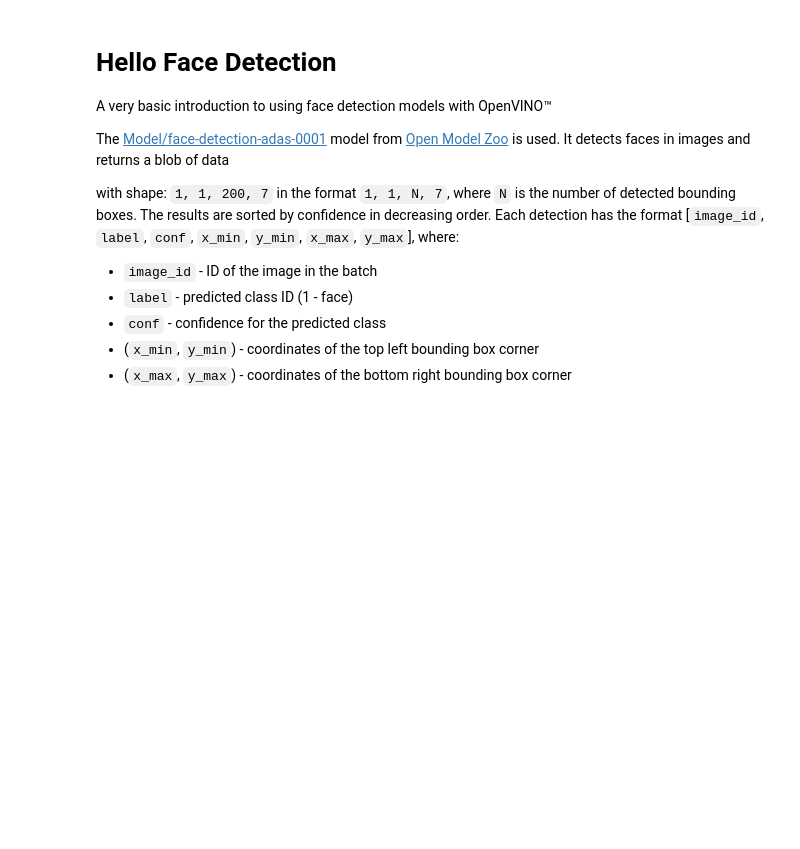
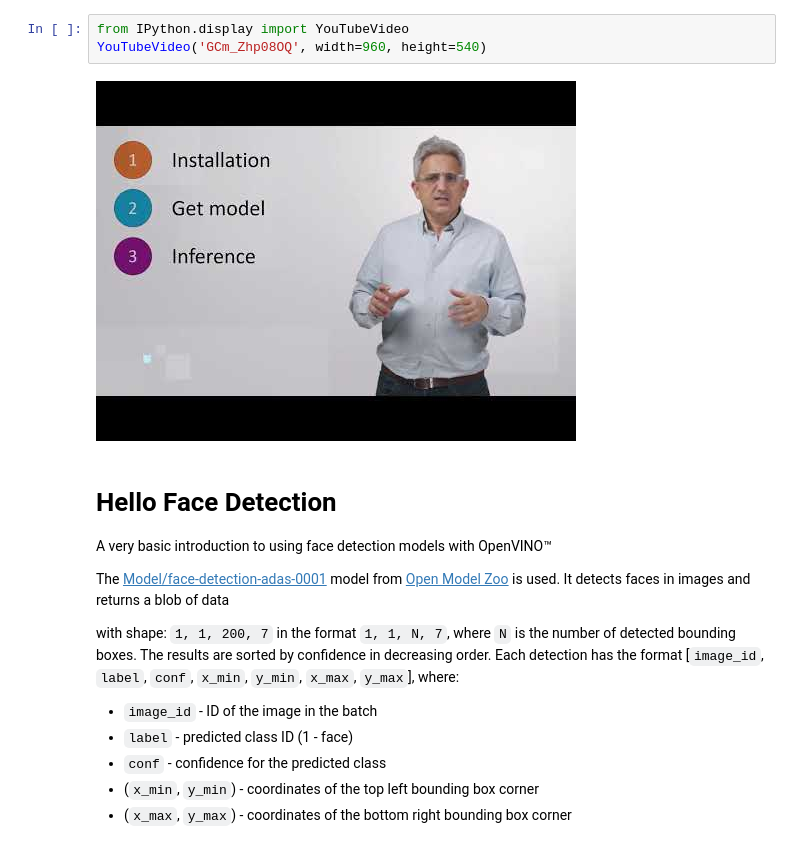
Before and after one commit to openvinotoolkit/openvino_build_deploy, a Jupyter notebook: trainings/object_detection/simple_face_detection_with_ov.ipynb, the cells around one changed output. Saved outputs shown, nothing was run; the diff lists cells and outputs as text; blank space fills up the shorter version.

Commit message:
Added videos to the object detection training

```diff
--- a/trainings/object_detection/simple_face_detection_with_ov.ipynb
+++ b/trainings/object_detection/simple_face_detection_with_ov.ipynb
@@ -1,3 +1,8 @@
+# %%
+from IPython.display import YouTubeVideo
+YouTubeVideo('GCm_Zhp08OQ', width=960, height=540)
+# %% [output]
+[figure, added]
 # %% [markdown]
 # Hello Face Detection
 
```
Also changed, not shown: parts of 5 cells of this notebook.
